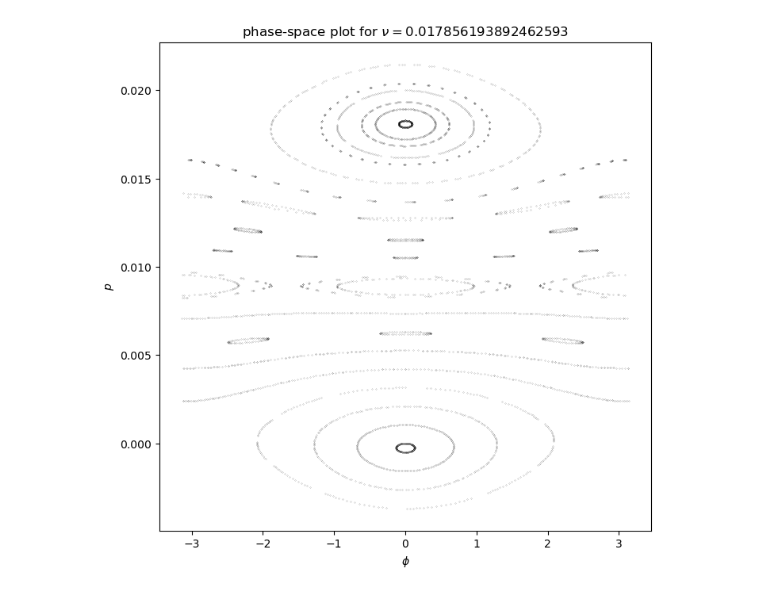
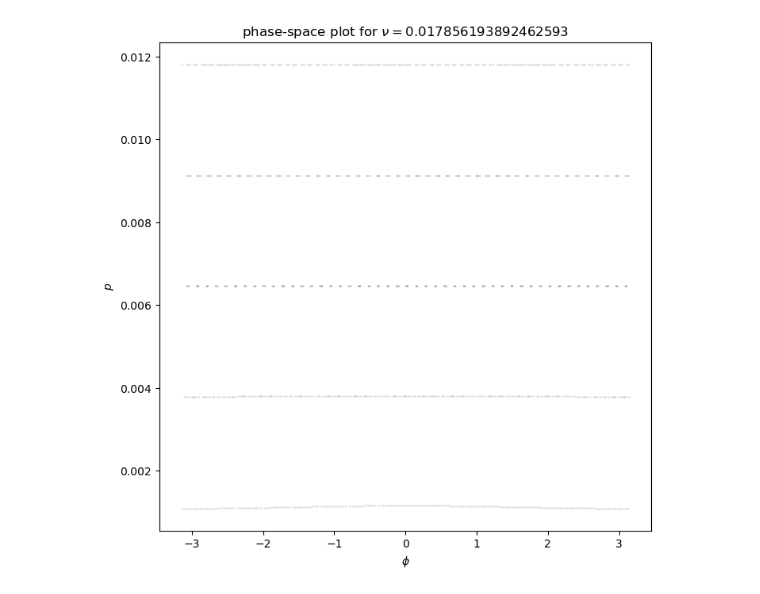
Before and after one commit to EritasY/Chaos, a Jupyter notebook: reboundPhasePlot.ipynb, the cells around one changed output. Drawn from its saved outputs; the diff is of its cells as text; code cells hidden in the pictures.

```diff
--- a/reboundPhasePlot.ipynb
+++ b/reboundPhasePlot.ipynb
@@ -80,5 +96,8 @@ $\displaystyle \left( \left[ 1.2475, \  0\right], \  \left[ 1.2475, \  0\right]\
+# %%
+# set nu and p_0 and run it for 1e4 orbitals
+ic = [[0,x] for x in np.linspace(j1/(j1-k1)*P1*0.998, j2/(j2+k2)*P2*1.01, 5)]
 # %%
-for P_0, lambda_0 in ic:
+for lambda_0, P_0 in ic:
     # start simulation
     sim = rebound.Simulation()
     sim.units = ('yr', 'AU', 'Msun')
@@ -98,7 +117,7 @@ for P_0, lambda_0 in ic:
     sim.dt = sim.particles[1].P/20
     sim.collision = "direct"
     # track how system developes in time
-    num = 51
+    num = 201
     time = np.linspace(0,num-1,num)*2*np.pi/(r*nu)
 
     n_r1 = (j1-k1) * 2*np.pi / (j1*P1)
@@ -115,4 +134,4 @@ for P_0, lambda_0 in ic:
         phi[i] = wrapRad(j1*(info.l - n_r1*t))
         p[i] = -np.sqrt(3)*((n_r1 / info.n)**(1/3) - 1)
 
-        print(info.l, info.P)
+#         print(info.l, info.P)
@@ -142,16 +143,16 @@ plt.show()
 # %%
-def hamilton(y,t,e1,e2,r,nu):
+def hamilton(y,t,epsilon1,epsilon2,r,nu):
     phi, p = y
-    dydt = [p, -e1*np.sin(phi) - r*e2*np.sin(r*(phi-nu*t))]
+    dydt = [p, -epsilon1*np.sin(phi) - r*epsilon2*np.sin(r*(phi-nu*t))]
     return dydt
 # %%
-def phasePlot(e1, e2, r, nu, ic):
+def phasePlot(epsilon1, epsilon2, r, nu, ic):
     num = 201  # number of sampled time
     t = np.linspace(0,num-1,num)*2*np.pi/(r*nu)
 
     plt.rcParams["figure.figsize"] = (8,8)
     for y0 in ic:
-        sol = odeint(hamilton, y0, t, args=(e1,e2,r,nu))
+        sol = odeint(hamilton, y0, t, args=(epsilon1,epsilon2,r,nu))
         phi = (sol[:,0] + np.pi * np.ones(num)) % (2*np.pi) - np.pi * np.ones(num)  # wrap into [-pi,pi]
         plt.plot(phi, sol[:,1], 'k.', ms=0.2)
     plt.xlabel(r'$\phi$')
@@ -159,7 +160,6 @@ def phasePlot(e1, e2, r, nu, ic):
     plt.title(fr'phase-space plot for $\nu={nu}$')
     plt.show()
 # %%
-ic = [[0,y] for y in np.linspace(0, 0.02, 20)]
-phasePlot(epsilon1, epsilon2, r, nu, ic)
+phasePlot(epsilon1, epsilon2, r, nu, OE2param_IC(j1, k1, P1, ic))
 # %% [output]
-[figure, old version]
+[figure, new version]
```
Also changed, not shown: parts of 13 cells of this notebook.
